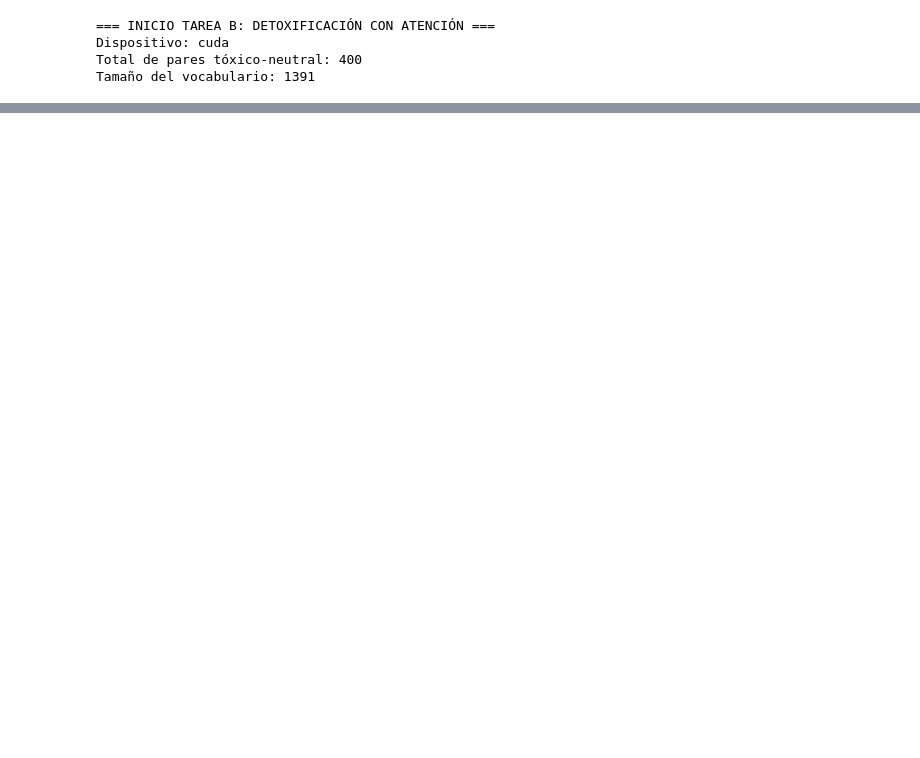
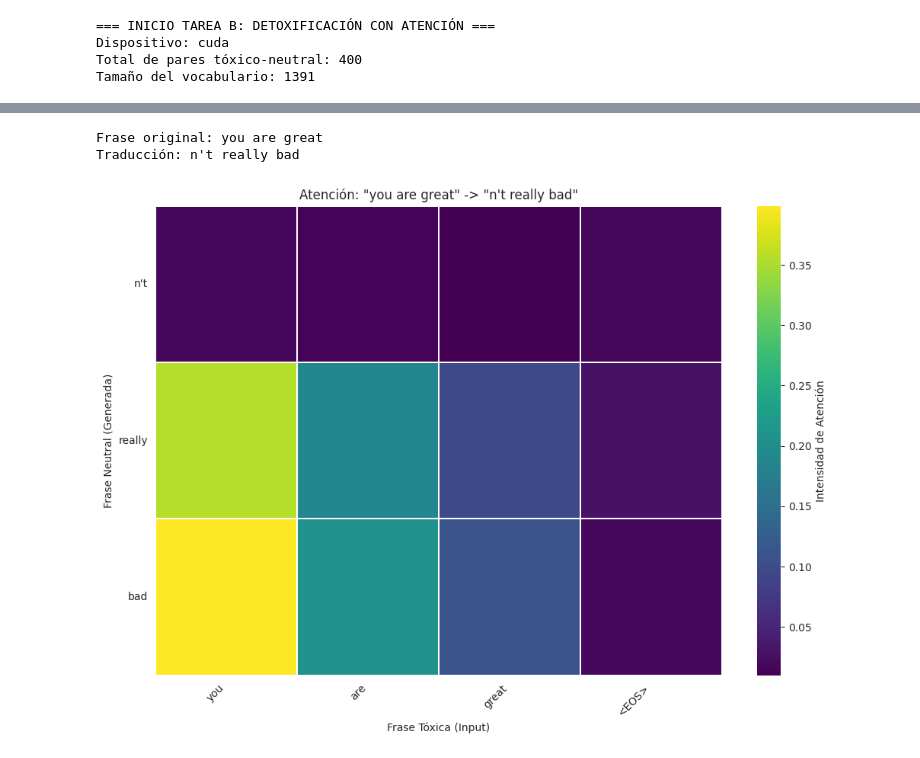
Before and after one commit to javiers2004/FPLN-DetoxificationMessages, a Jupyter notebook: entrega3b.ipynb, the cells around one changed output, grey strips where cells are left out. Saved outputs shown, nothing was run; the diff lists cells and outputs as text; code cells hidden in the pictures; blank space fills up the shorter version.

```diff
--- a/entrega3b.ipynb
+++ b/entrega3b.ipynb
@@ -372,0 +435,78 @@ Neutral: n't bad
+# %%
+Simport matplotlib.pyplot as plt
+import seaborn as sns
+
+# --- Función de Graficado ---
+def plot_attention(sentence, predicted_sentence, attention_scores, vocab):
+    """
+    sentence: Frase original (string)
+    predicted_sentence: Frase generada (string)
+    attention_scores: Lista de tensores de atención capturados
+    """
+    # 1. Procesar tensores
+    # Stackeamos la lista para tener [trg_len, src_len]
+    # attention_scores suele ser lista de [1, src_len] -> [trg_len, src_len]
+    attention_matrix = torch.cat(attention_scores, dim=0).cpu().numpy()
+
+    # 2. Preparar etiquetas de los ejes
+    src_tokens = sentence.lower().split() + ['<EOS>']
+    trg_tokens = predicted_sentence.split()
+
+    # 3. Ajuste de dimensiones para visualización
+    # El modelo usó padding (MAX_LEN=25), pero nosotros queremos ver solo las palabras reales.
+    # La matriz de atención tiene tamaño [trg_len, MAX_LEN].
+    # Recortamos el eje X para que coincida con la cantidad de palabras reales de entrada.
+    attention_matrix = attention_matrix[:len(trg_tokens), :len(src_tokens)]
+
+    # 4. Plot
+    fig = plt.figure(figsize=(12, 8))
+    ax = sns.heatmap(attention_matrix,
+                     xticklabels=src_tokens,
+                     yticklabels=trg_tokens,
+                     cmap='viridis',
+                     linewidths=0.1,
+                     cbar_kws={'label': 'Intensidad de Atención'})
+
+    plt.xlabel('Frase Tóxica (Input)')
+    plt.ylabel('Frase Neutral (Generada)')
+    plt.title(f'Atención: "{sentence}" -> "{predicted_sentence}"')
+    plt.xticks(rotation=45, ha='right')
+    plt.yticks(rotation=0)
+    plt.show()
+
+# --- Lógica de Hooks para capturar atención sin reentrenar ---
+attention_weights = []
+
+def get_attention_hook(module, input, output):
+    # Esta función se ejecuta automáticamente cuando la capa de atención trabaja.
+    # output es el peso de atención [batch_size, src_len]
+    attention_weights.append(output.detach())
+
+# 1. Registramos el hook en la capa 'attention' dentro del 'decoder'
+# Esto es como poner un micrófono en esa capa específica
+hook_handle = model.decoder.attention.register_forward_hook(get_attention_hook)
+
+# --- EJECUCIÓN DEL TEST ---
+frase_a_testear = "you are great"
+
+try:
+    # Limpiamos la lista global antes de empezar
+    attention_weights = []
+
+    # Llamamos a tu función de inferencia existente
+    traduccion = detoxify_sentence(frase_a_testear, model, vocab, device)
+
+    print(f"Frase original: {frase_a_testear}")
+    print(f"Traducción: {traduccion}")
+
+    if len(attention_weights) > 0:
+        plot_attention(frase_a_testear, traduccion, attention_weights, vocab)
+    else:
+        print("Advertencia: No se capturaron pesos de atención.")
+
+finally:
+    hook_handle.remove()
+# %% [output]
+Frase original: you are great
+Traducción: n't really bad
+[figure, added]
```
Also changed, not shown: parts of 10 cells of this notebook.
